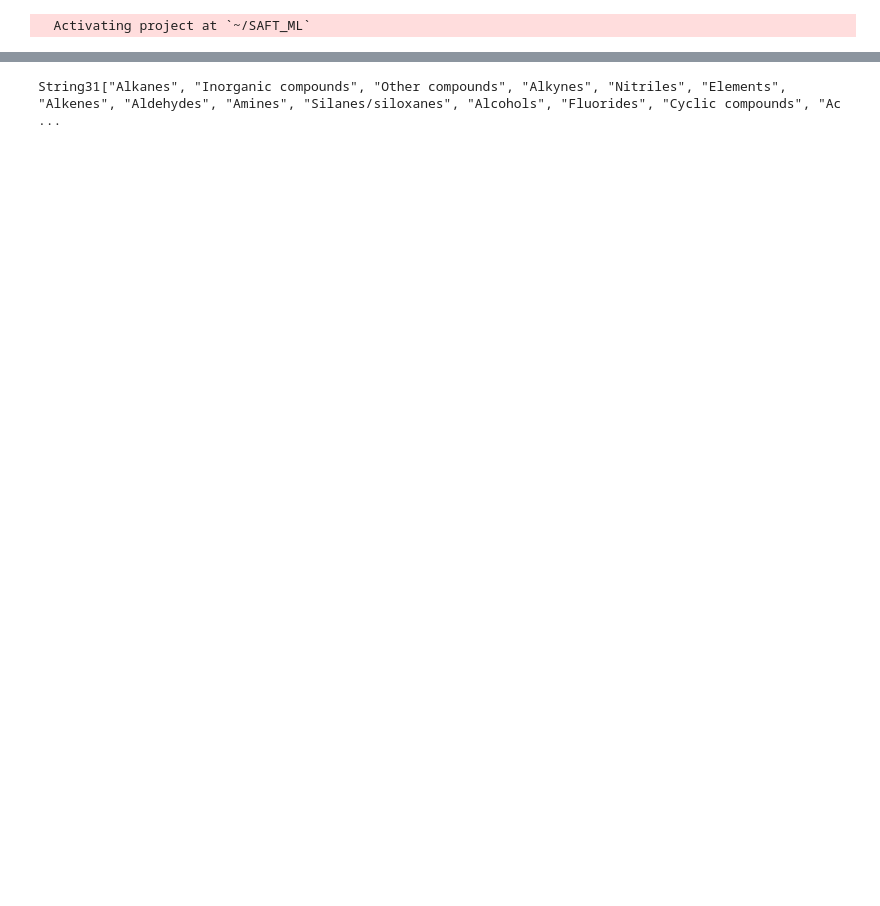
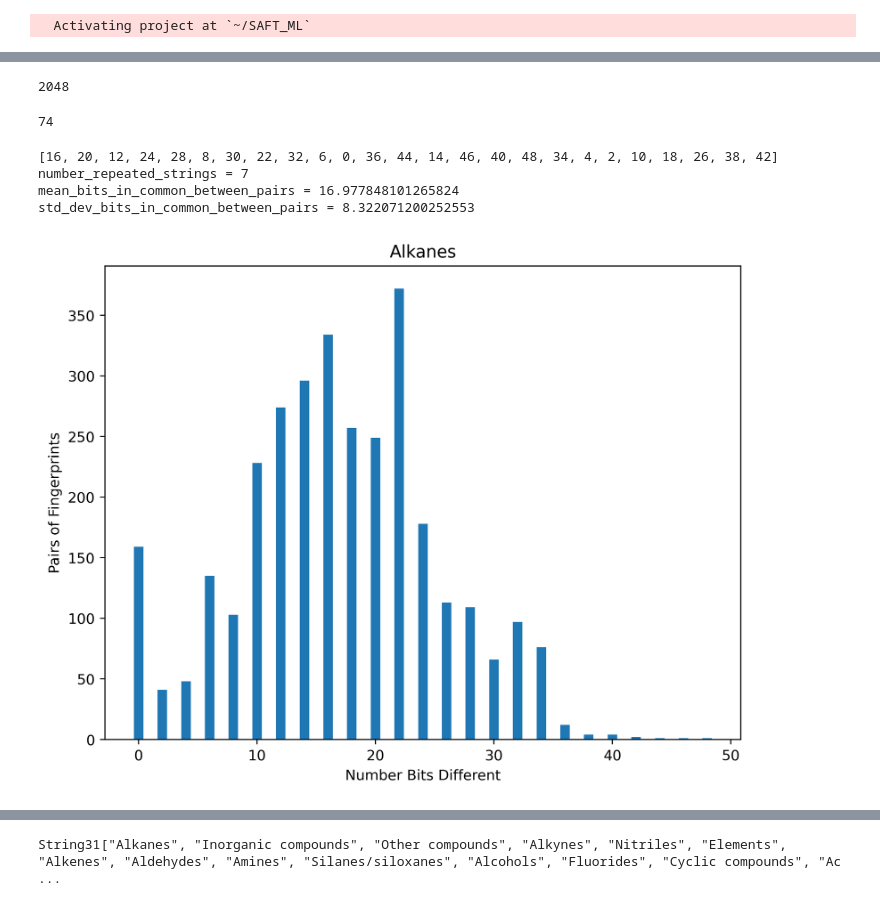
Before and after one commit to lucpaoli/SAFT_ML, a Jupyter notebook: special_thingy_params/fingerprint_augmentation.ipynb, the cells around one changed output, grey strips where cells are left out. Drawn from its saved outputs; the diff is of its cells as text; code cells hidden in the pictures; blank space fills up the shorter version.

Commit message:
fingerprint comparison progress

```diff
--- a/special_thingy_params/fingerprint_augmentation.ipynb
+++ b/special_thingy_params/fingerprint_augmentation.ipynb
@@ -38,6 +36,7 @@ for i in isomeric_smiles
     # fp_str2 = get_morgan_fp(mol, Dict{String,Any}("radius"=> 4, "nbits" => 256))
     # fp_str = fp_str1*fp_str2
 
+    # fp_str = get_rdkit_fp(mol, Dict{String,Any}("radius"=> 2, "nbits" => 256))
     fp_str = get_rdkit_fp(mol)
     # fp_str = get_pattern_fp(mol)
 
@@ -47,10 +46,14 @@ for i in isomeric_smiles
     relevant_keys = ["CrippenClogP", "NumHeavyAtoms", "amw", "FractionCSP3"]
 
     relevant_desc = [desc[k] for k in relevant_keys]
-    append!(fingerprint_spec_i, relevant_desc)
+    # append!(fingerprint_spec_i, relevant_desc)
     append!(fingerprints, [fingerprint_spec_i])
 
 end
+
+println(length(fingerprints[1]))
+# %% [output]
+2048
 # %%
 for num = [0, 1]
     num_cols = length(fingerprints[1])
@@ -61,3 +64,7 @@ for num = [0, 1]
     keep_cols = .!zero_cols # Create a Mask
     fingerprints = [vec[keep_cols] for vec in fingerprints] # Apply Mask
 end
+
+println(length(fingerprints[1]))
+# %% [output]
+74
@@ -63,0 +112,47 @@ end
+# %%
+repeated_strings = count_repeated_vectors(fingerprints)
+number_repeated_strings = length(values(repeated_strings))
+
+for i in keys(repeated_strings)
+    # Use a list comprehension to find indices where the vector matches the target_key
+    matching_indices = findall(vector -> vector == i, fingerprints)
+    for i in  matching_indices
+        # println(processed_data[i,:species])
+    end
+end
+
+result_compare = compare_fingerprints(fingerprints)
+n_pairs = collect(values(result_compare[1]))
+n_bits_different = collect(keys(result_compare[1]))
+
+println(n_bits_different)
+
+# sorted_data, cumulative_prob = ecdf(n_bits_in_common)
+cumulative_probabilities = cumsum([get(n_bits_different, v, 0) for v in sort(n_bits_different)]) / sum(sort(n_bits_different))
+
+mean_bits_in_common_between_pairs = result_compare[2]
+std_dev_bits_in_common_between_pairs = result_compare[3]
+
+@show number_repeated_strings
+@show mean_bits_in_common_between_pairs
+@show std_dev_bits_in_common_between_pairs
+
+# Bar Chart
+plt.figure(figsize=(8, 6), dpi=400)
+plt.bar(n_bits_different,n_pairs) ;
+plt.xlabel("Number Bits Different")
+plt.ylabel("Pairs of Fingerprints")
+plt.title(chemical_family)
+
+# ECDF
+plt.figure(figsize=(8, 6), dpi=400)
+plt.plot(sort(n_bits_different), cumulative_probabilities, label="ECDF")
+plt.xlabel("Number Bits Different")
+# plt.ylabel("Pairs of Fingerprints")
+plt.title(chemical_family);
+# %% [output]
+[16, 20, 12, 24, 28, 8, 30, 22, 32, 6, 0, 36, 44, 14, 46, 40, 48, 34, 4, 2, 10, 18, 26, 38, 42]
+number_repeated_strings = 7
+mean_bits_in_common_between_pairs = 16.977848101265824
+std_dev_bits_in_common_between_pairs = 8.322071200252553
+[figure, added]
```
Also changed, not shown: parts of 9 cells of this notebook, 1 other file.
